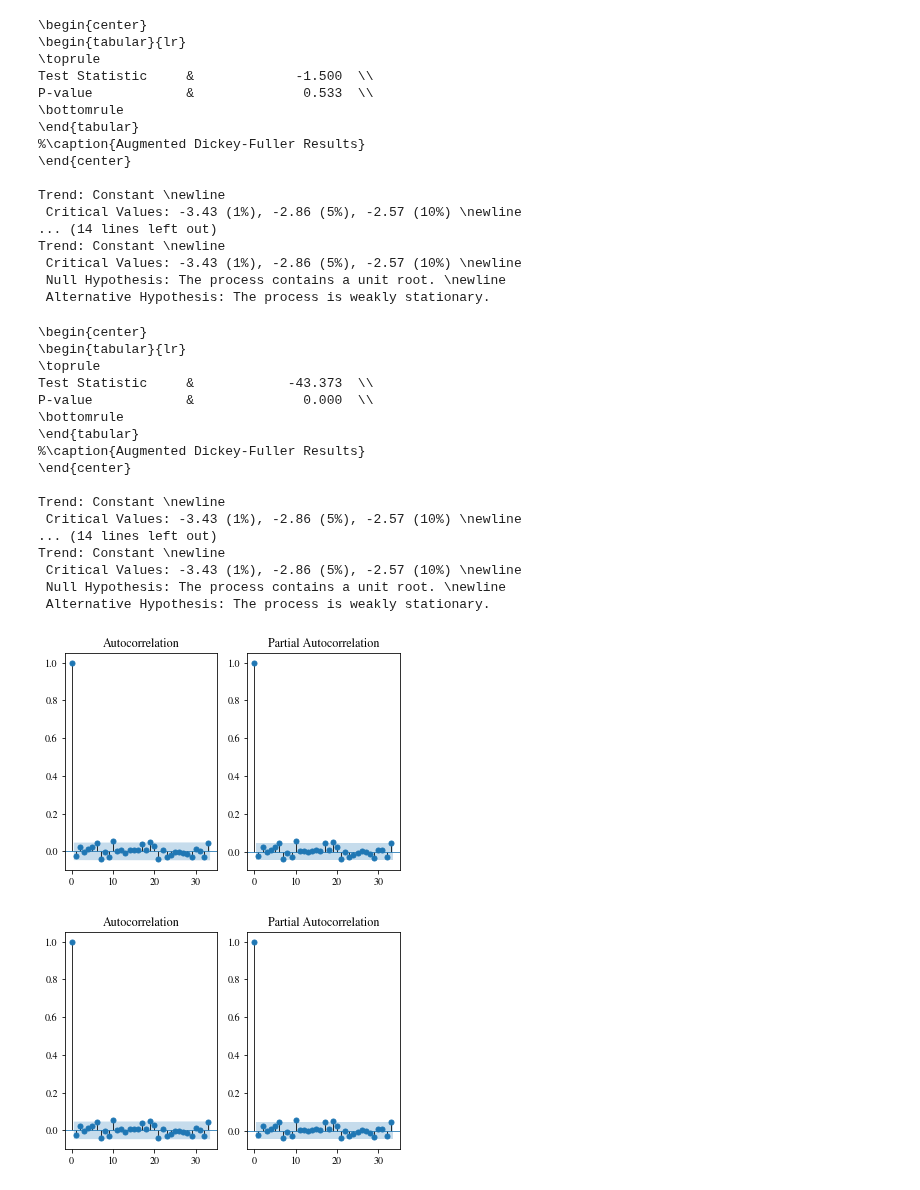
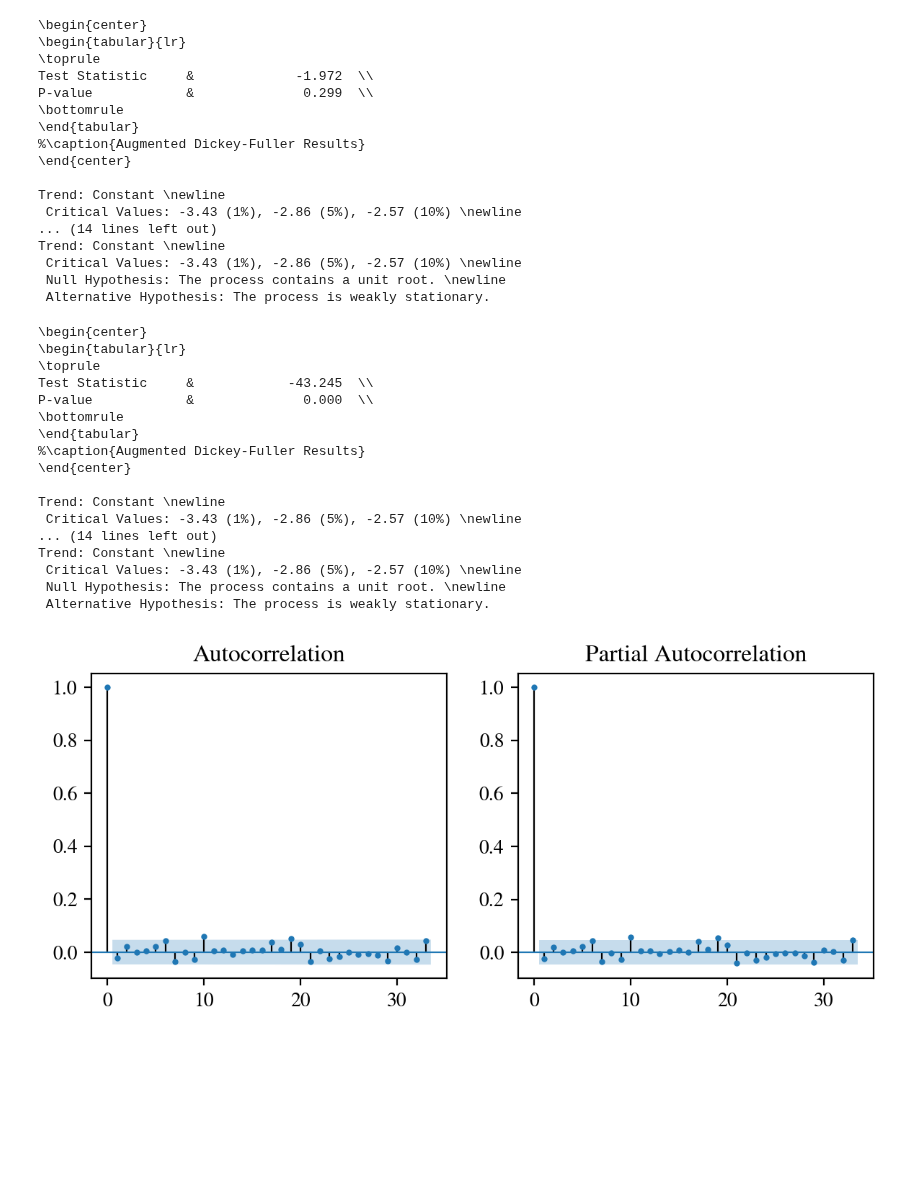
Before and after one commit to jochenmadler/BA_TimeSeriesAnalysis, a Jupyter notebook: M2.ipynb, the cells around one changed output. Drawn from its saved outputs; the diff is of its cells as text; code cells hidden in the pictures; blank space fills up the shorter version.

Commit message:
20: calculated returns properly, redone M2 (almost)

```diff
--- a/M2.ipynb
+++ b/M2.ipynb
@@ -27,11 +27,12 @@ start_date = '2015-08-07'
 end_date = '2020-06-26'
 btc = btc[start_date : end_date]
 # %%
-# fig1: btc neben btc_log
-btc_log = np.log(btc)
+# Plot btc neben btc_returns
+#btc_log = np.log(btc)
+btc_returns = btc.pct_change().mul(100)
 fig_1, axes = plt.subplots(1,2, sharex=True)
-axes[0].plot(btc)
+axes[0].plot(btc, color='black')
 axes[0].set_title('btc')
-axes[1].plot(btc_log)
-axes[1].set_title('btc_log')
+axes[1].plot(btc_returns[1:])
+axes[1].set_title('btc_returns')
 # %% [output]
@@ -43,15 +54,15 @@ Text(0.5, 1.0, 'btc_log')
 # %%
-# ADF- and PP- mit btc_log
+# ADF- and PP- mit btc
 from arch.unitroot import ADF, PhillipsPerron
-adf = ADF(btc_log)
-pp = PhillipsPerron(btc_log)
+adf = ADF(btc)
+pp = PhillipsPerron(btc)
 print(adf.summary().as_latex(),'\n\n\n', pp.summary().as_latex())
 # %% [output]
 \begin{center}
 \begin{tabular}{lr}
 \toprule
-Test Statistic     &             -1.500  \\
-P-value            &              0.533  \\
+Test Statistic     &             -1.972  \\
+P-value            &              0.299  \\
 \bottomrule
 \end{tabular}
 %\caption{Augmented Dickey-Fuller Results}
@@ -65,18 +76,16 @@ Trend: Constant \newline
  Null Hypothesis: The process contains a unit root. \newline
  Alternative Hypothesis: The process is weakly stationary.
 # %%
-# Differenzenbildung: btc_log -> btc_log_diff1
-# ADF- and PP- mit btc_log_diff1
+# ADF- and PP- mit btc_returns
 from arch.unitroot import ADF, PhillipsPerron
-btc_log_diff1 = btc_log.diff().dropna()
-adf = ADF(btc_log_diff1)
-pp = PhillipsPerron(btc_log_diff1)
+adf = ADF(btc_returns[1:])
+pp = PhillipsPerron(btc_returns[1:])
 print(adf.summary().as_latex(),'\n\n\n', pp.summary().as_latex())
 # %% [output]
 \begin{center}
 \begin{tabular}{lr}
 \toprule
-Test Statistic     &            -43.373  \\
+Test Statistic     &            -43.245  \\
 P-value            &              0.000  \\
 \bottomrule
 \end{tabular}
@@ -91,11 +100,10 @@ Trend: Constant \newline
  Null Hypothesis: The process contains a unit root. \newline
  Alternative Hypothesis: The process is weakly stationary.
 # %%
-# ACF und PACF plot für btc_log_diff1
+# ACF und PACF plot für btc_returns
 from statsmodels.graphics.tsaplots import plot_acf, plot_pacf
-fig_2, axes = plt.subplots(1,2)
-plot_acf(btc_log_diff1, ax=axes[0])
-plot_pacf(btc_log_diff1, ax=axes[1])
+fig_3, axes = plt.subplots(1,2)
+plot_acf(btc_returns[1:], ax=axes[0], markersize=2)
+plot_pacf(btc_returns[1:], ax=axes[1], markersize=2)
 # %% [output]
-[figure, old version]
+[figure, new version]
-[figure, removed]
```
Also changed, not shown: parts of 25 cells of this notebook.
